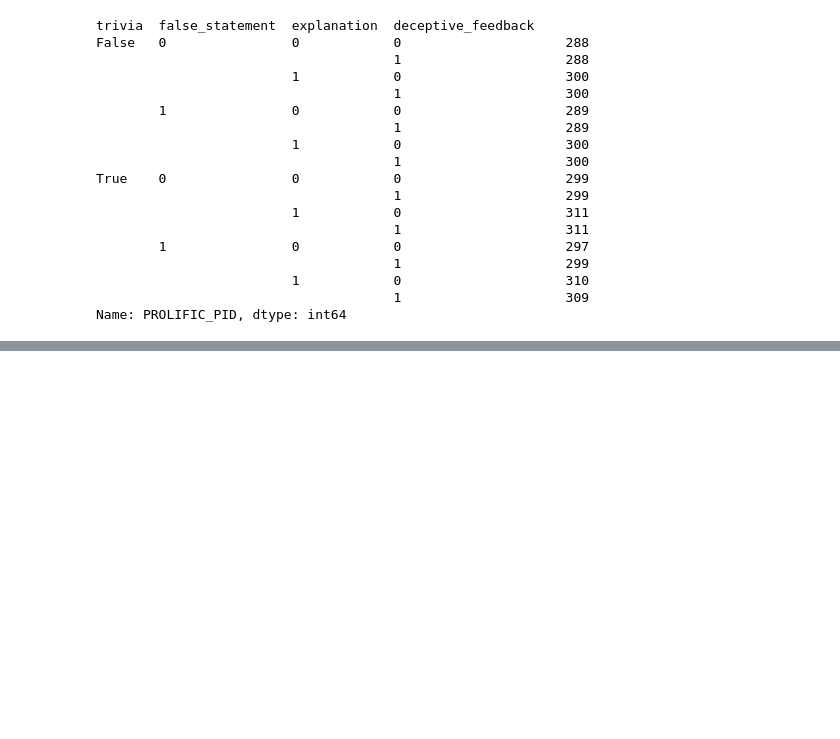
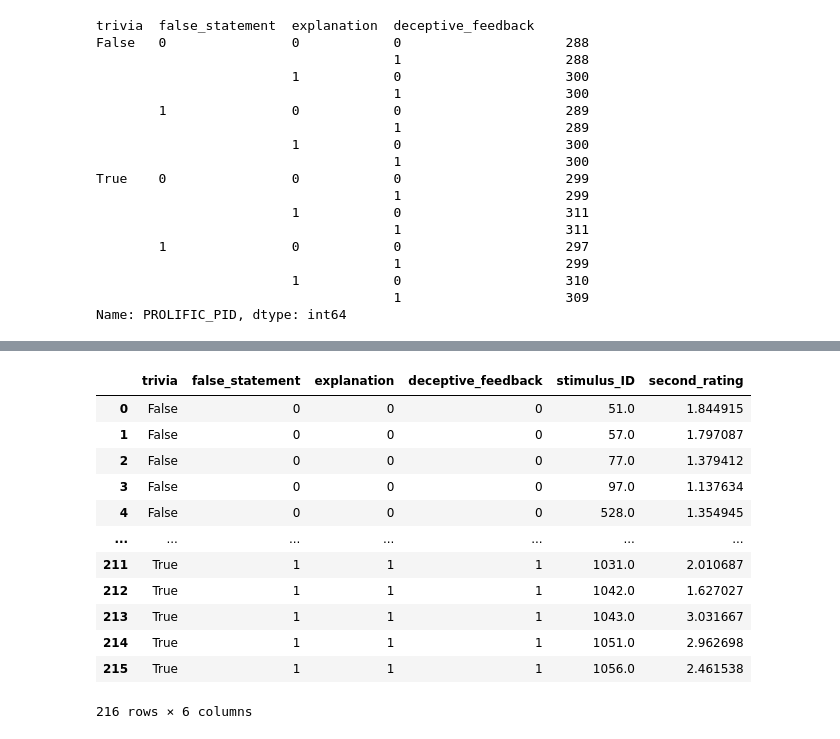
Before and after one commit to valleballe/deceptive-ai, a Jupyter notebook: analysis_1_14_mg.ipynb, the cells around one changed output, grey strips where cells are left out. Drawn from its saved outputs; the diff is of its cells as text; code cells hidden in the pictures; blank space fills up the shorter version.

```diff
--- a/analysis_1_14_mg.ipynb
+++ b/analysis_1_14_mg.ipynb
@@ -154,0 +168,19 @@ HTML(stargazer.render_html())
+# %%
+# double checking that the dta looks balanced, all good
+bb = df.groupby(["trivia","false_statement","explanation","deceptive_feedback","stimulus_ID"]).initial_rating.mean().reset_index()
+aa = df.groupby(["trivia","false_statement","explanation","deceptive_feedback","stimulus_ID"]).second_rating.mean().reset_index()
+aa
+# %% [output]
+|  | trivia | false_statement | explanation | deceptive_feedback | stimulus_ID | second_rating |
+| 0 | False | 0 | 0 | 0 | 51.0 | 1.844915 |
+| 1 | False | 0 | 0 | 0 | 57.0 | 1.797087 |
+| 2 | False | 0 | 0 | 0 | 77.0 | 1.379412 |
+| 3 | False | 0 | 0 | 0 | 97.0 | 1.137634 |
+| 4 | False | 0 | 0 | 0 | 528.0 | 1.354945 |
+| ... | ... | ... | ... | ... | ... | ... |
+| 211 | True | 1 | 1 | 1 | 1031.0 | 2.010687 |
+| 212 | True | 1 | 1 | 1 | 1042.0 | 1.627027 |
+| 213 | True | 1 | 1 | 1 | 1043.0 | 3.031667 |
+| 214 | True | 1 | 1 | 1 | 1051.0 | 2.962698 |
+| 215 | True | 1 | 1 | 1 | 1056.0 | 2.461538 |
+216 rows × 6 columns
```
Also changed, not shown: parts of 2 cells of this notebook.
